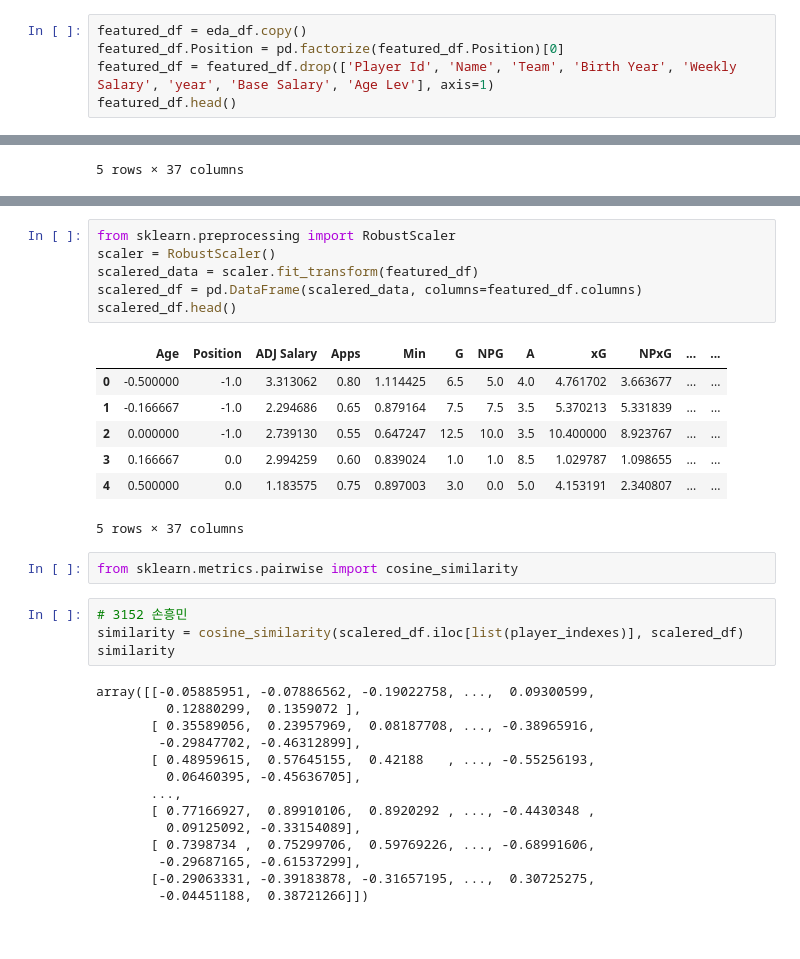
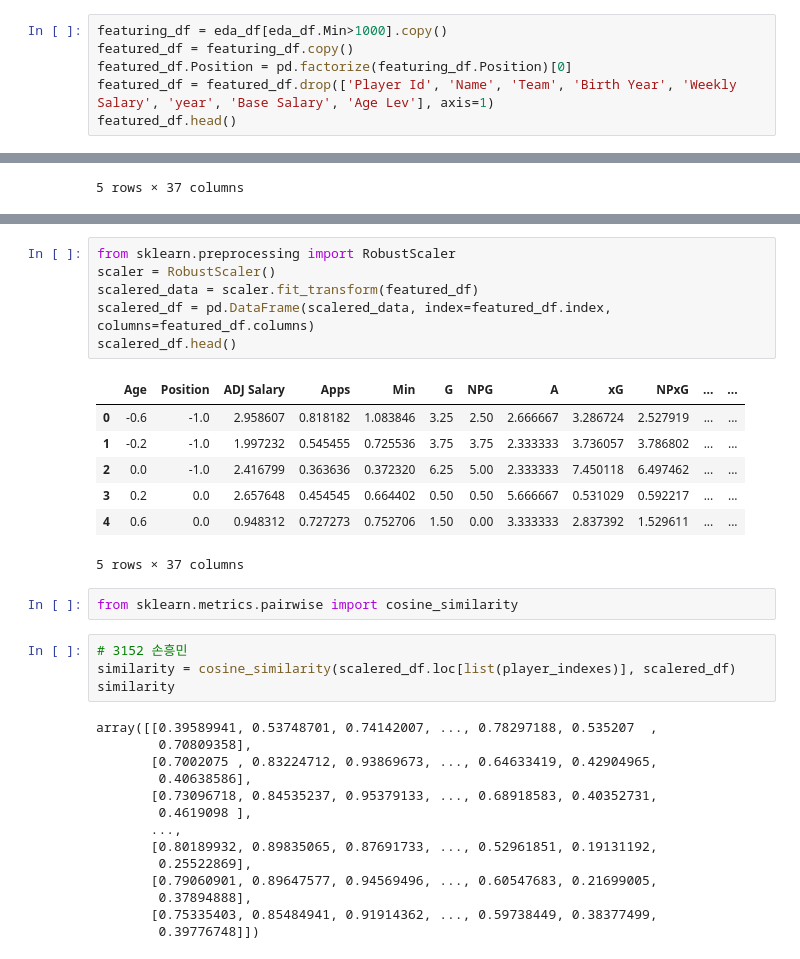
Before and after one commit to sajacaros/eda_champions, a Jupyter notebook: eda/eda.ipynb, the cells around one changed output, grey strips where cells are left out. Drawn from its saved outputs; the diff is of its cells as text.

```diff
--- a/eda/eda.ipynb
+++ b/eda/eda.ipynb
@@ -347,8 +347,9 @@ list(player_indexes)
 # %% [output]
 [898, 1142, 1695, 2164, 2646, 3152, 3667, 4265]
 # %%
-featured_df = eda_df.copy()
-featured_df.Position = pd.factorize(featured_df.Position)[0]
+featuring_df = eda_df[eda_df.Min>1000].copy()
+featured_df = featuring_df.copy()
+featured_df.Position = pd.factorize(featuring_df.Position)[0]
 featured_df = featured_df.drop(['Player Id', 'Name', 'Team', 'Birth Year', 'Weekly Salary', 'year', 'Base Salary', 'Age Lev'], axis=1)
 featured_df.head()
 # %% [output]
@@ -362,37 +378,37 @@ featured_df.head()
 # %%
 from sklearn.preprocessing import RobustScaler
 scaler = RobustScaler()
 scalered_data = scaler.fit_transform(featured_df)
-scalered_df = pd.DataFrame(scalered_data, columns=featured_df.columns)
+scalered_df = pd.DataFrame(scalered_data, index=featured_df.index, columns=featured_df.columns)
 scalered_df.head()
 # %% [output]
 |  | Age | Position | ADJ Salary | Apps | Min | G | NPG | A | xG | NPxG | ... | ... |
-| 0 | -0.500000 | -1.0 | 3.313062 | 0.80 | 1.114425 | 6.5 | 5.0 | 4.0 | 4.761702 | 3.663677 | ... | ... |
-| 1 | -0.166667 | -1.0 | 2.294686 | 0.65 | 0.879164 | 7.5 | 7.5 | 3.5 | 5.370213 | 5.331839 | ... | ... |
-| 2 | 0.000000 | -1.0 | 2.739130 | 0.55 | 0.647247 | 12.5 | 10.0 | 3.5 | 10.400000 | 8.923767 | ... | ... |
-| 3 | 0.166667 | 0.0 | 2.994259 | 0.60 | 0.839024 | 1.0 | 1.0 | 8.5 | 1.029787 | 1.098655 | ... | ... |
-| 4 | 0.500000 | 0.0 | 1.183575 | 0.75 | 0.897003 | 3.0 | 0.0 | 5.0 | 4.153191 | 2.340807 | ... | ... |
+| 0 | -0.6 | -1.0 | 2.958607 | 0.818182 | 1.083846 | 3.25 | 2.50 | 2.666667 | 3.286724 | 2.527919 | ... | ... |
+| 1 | -0.2 | -1.0 | 1.997232 | 0.545455 | 0.725536 | 3.75 | 3.75 | 2.333333 | 3.736057 | 3.786802 | ... | ... |
+| 2 | 0.0 | -1.0 | 2.416799 | 0.363636 | 0.372320 | 6.25 | 5.00 | 2.333333 | 7.450118 | 6.497462 | ... | ... |
+| 3 | 0.2 | 0.0 | 2.657648 | 0.454545 | 0.664402 | 0.50 | 0.50 | 5.666667 | 0.531029 | 0.592217 | ... | ... |
+| 4 | 0.6 | 0.0 | 0.948312 | 0.727273 | 0.752706 | 1.50 | 0.00 | 3.333333 | 2.837392 | 1.529611 | ... | ... |
 5 rows × 37 columns
 # %%
 from sklearn.metrics.pairwise import cosine_similarity
 # %%
 # 3152 손흥민
-similarity = cosine_similarity(scalered_df.iloc[list(player_indexes)], scalered_df)
+similarity = cosine_similarity(scalered_df.loc[list(player_indexes)], scalered_df)
 similarity
 # %% [output]
-array([[-0.05885951, -0.07886562, -0.19022758, ...,  0.09300599,
-         0.12880299,  0.1359072 ],
-       [ 0.35589056,  0.23957969,  0.08187708, ..., -0.38965916,
-        -0.29847702, -0.46312899],
-       [ 0.48959615,  0.57645155,  0.42188   , ..., -0.55256193,
-         0.06460395, -0.45636705],
+array([[0.39589941, 0.53748701, 0.74142007, ..., 0.78297188, 0.535207  ,
+        0.70809358],
+       [0.7002075 , 0.83224712, 0.93869673, ..., 0.64633419, 0.42904965,
+        0.40638586],
+       [0.73096718, 0.84535237, 0.95379133, ..., 0.68918583, 0.40352731,
+        0.4619098 ],
        ...,
-       [ 0.77166927,  0.89910106,  0.8920292 , ..., -0.4430348 ,
-         0.09125092, -0.33154089],
-       [ 0.7398734 ,  0.75299706,  0.59769226, ..., -0.68991606,
-        -0.29687165, -0.61537299],
-       [-0.29063331, -0.39183878, -0.31657195, ...,  0.30725275,
-        -0.04451188,  0.38721266]])
+       [0.80189932, 0.89835065, 0.87691733, ..., 0.52961851, 0.19131192,
+        0.25522869],
+       [0.79060901, 0.89647577, 0.94569496, ..., 0.60547683, 0.21699005,
+        0.37894888],
+       [0.75335403, 0.85484941, 0.91914362, ..., 0.59738449, 0.38377499,
+        0.39776748]])
 # %%
 len(similarity[0])
 # %% [output]
```
Also changed, not shown: parts of 5 cells of this notebook.
